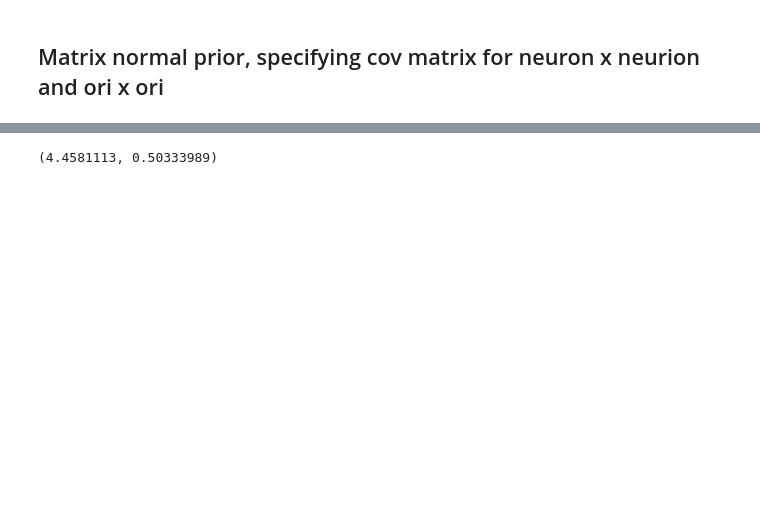
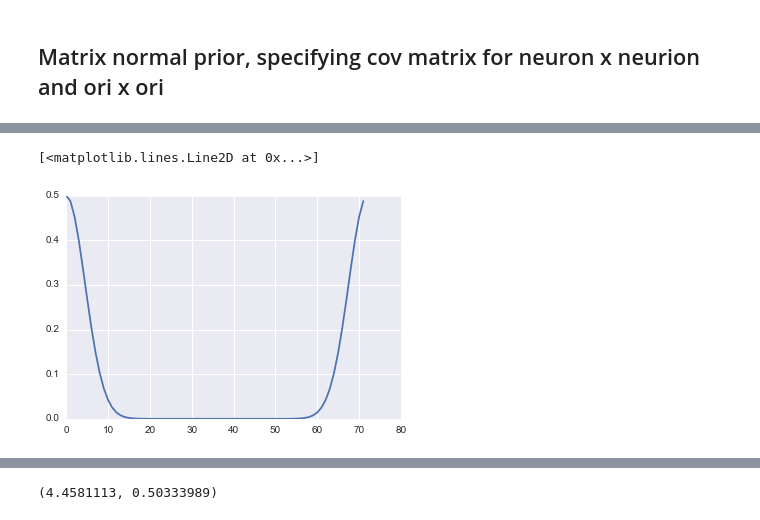
Before and after one commit to fdamani/neural_decoding_macaque_visual_graf2011, a Jupyter notebook: src/notebooks/data_processing_with_tuning_curves.ipynb, the cells around one changed output, grey strips where cells are left out. Cells and saved outputs as stored; diff of their text form; code cells hidden in the pictures; blank space fills up the shorter version.

```diff
--- a/src/notebooks/data_processing_with_tuning_curves.ipynb
+++ b/src/notebooks/data_processing_with_tuning_curves.ipynb
@@ -1006,0 +1284,5 @@ inference.finalize()
+# %%
+plt.plot(rbf_kernel.eval()[0])
+# %% [output]
+[<matplotlib.lines.Line2D at 0x...>]
+[figure, added]
```
Also changed, not shown: parts of 39 cells of this notebook.
